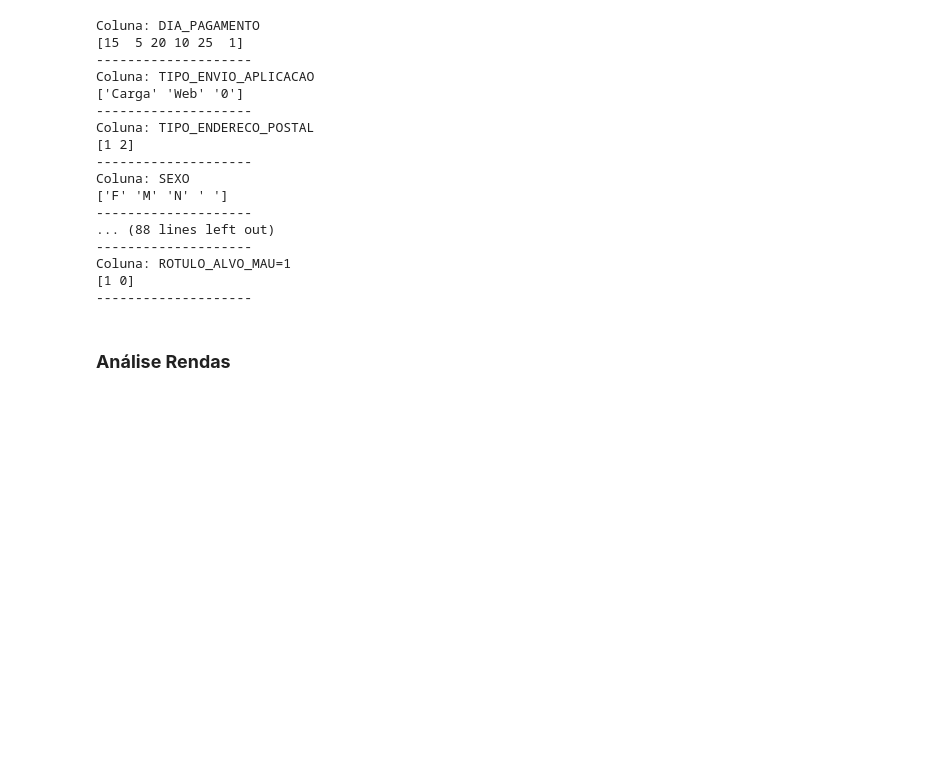
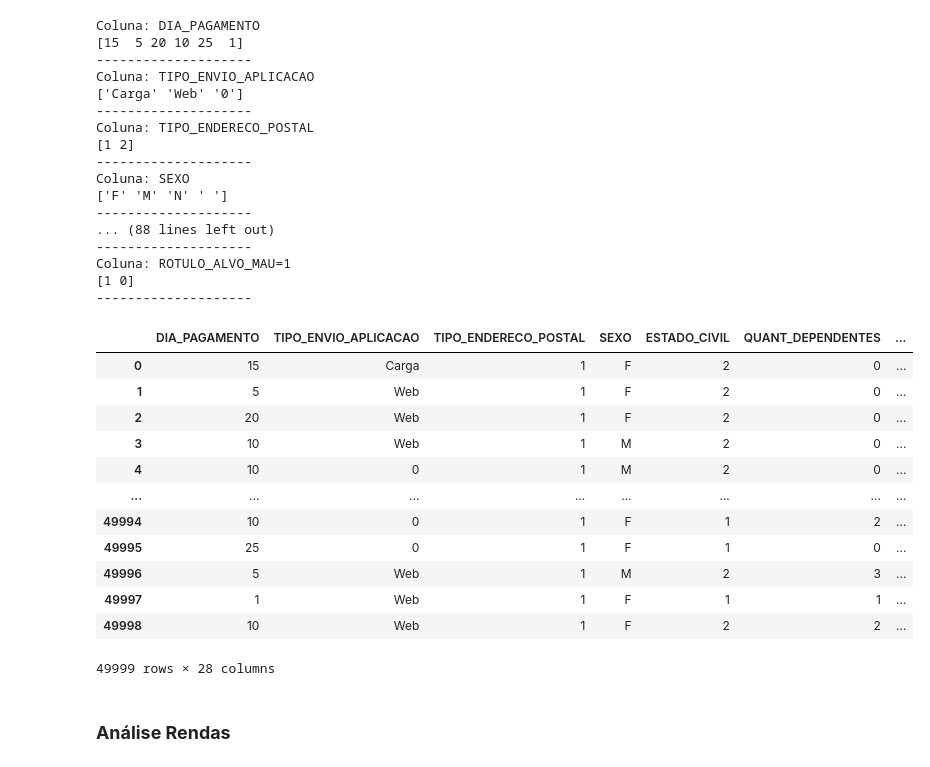
Before and after one commit to luzgui1/ds_mba, a Jupyter notebook: Feature_Engeneering/projeto_integrado.ipynb, the cells around one changed output. Saved outputs shown, nothing was run; the diff lists cells and outputs as text; code cells hidden in the pictures; blank space fills up the shorter version.

```diff
--- a/Feature_Engeneering/projeto_integrado.ipynb
+++ b/Feature_Engeneering/projeto_integrado.ipynb
@@ -213,6 +215,22 @@ Coluna: SEXO
 Coluna: ROTULO_ALVO_MAU=1
 [1 0]
 --------------------
+# %%
+columns_without_nulls
+# %% [output]
+|  | DIA_PAGAMENTO | TIPO_ENVIO_APLICACAO | TIPO_ENDERECO_POSTAL | SEXO | ESTADO_CIVIL | QUANT_DEPENDENTES | ... |
+| 0 | 15 | Carga | 1 | F | 2 | 0 | ... |
+| 1 | 5 | Web | 1 | F | 2 | 0 | ... |
+| 2 | 20 | Web | 1 | F | 2 | 0 | ... |
+| 3 | 10 | Web | 1 | M | 2 | 0 | ... |
+| 4 | 10 | 0 | 1 | M | 2 | 0 | ... |
+| ... | ... | ... | ... | ... | ... | ... | ... |
+| 49994 | 10 | 0 | 1 | F | 1 | 2 | ... |
+| 49995 | 25 | 0 | 1 | F | 1 | 0 | ... |
+| 49996 | 5 | Web | 1 | M | 2 | 3 | ... |
+| 49997 | 1 | Web | 1 | F | 1 | 1 | ... |
+| 49998 | 10 | Web | 1 | F | 2 | 2 | ... |
+49999 rows × 28 columns
 # %% [markdown]
 ### **Análise Rendas**
 # %% [markdown]
```
Also changed, not shown: parts of 5 cells of this notebook.
